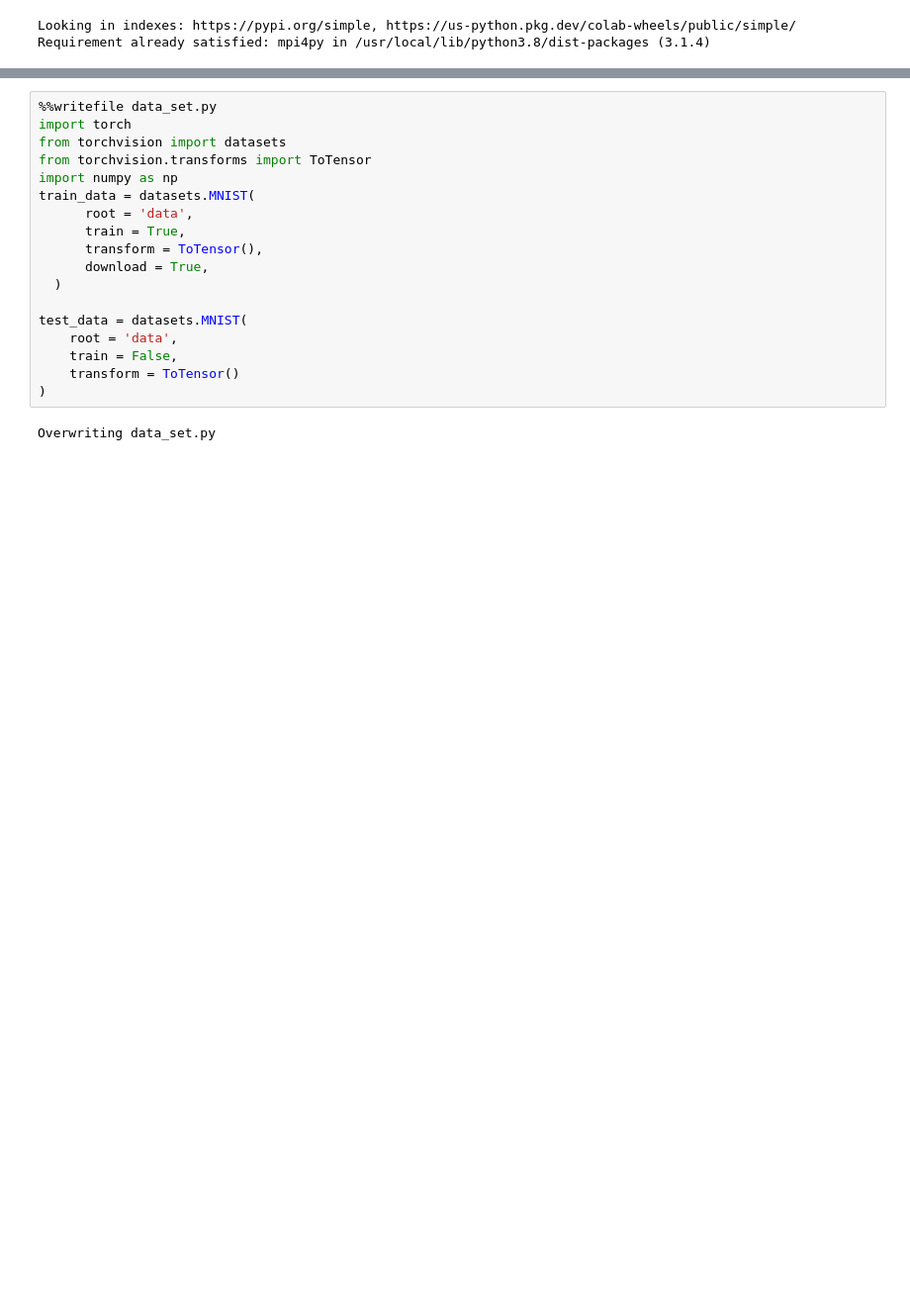
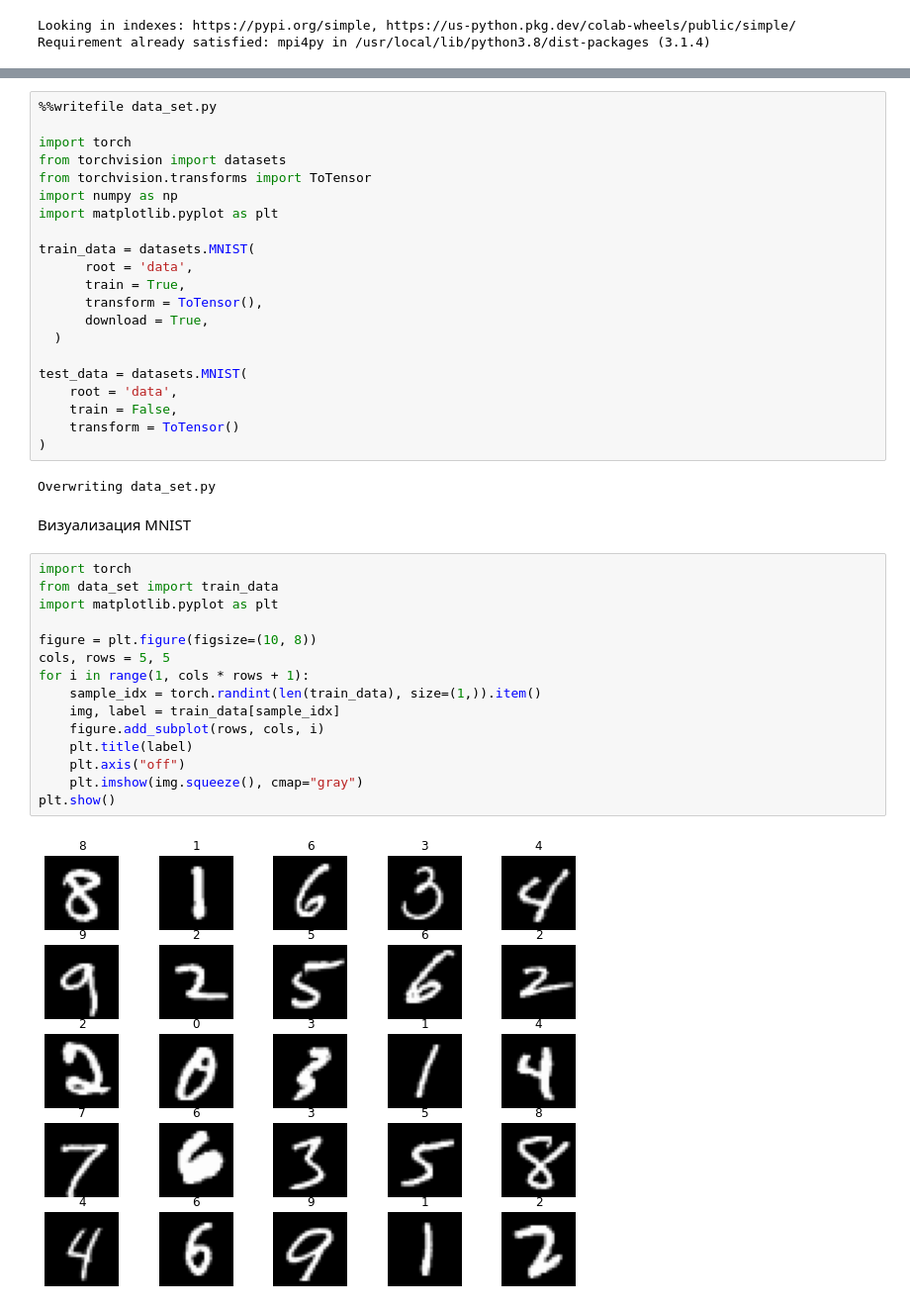
Before and after one commit to TheClockworkk/studyCUDA, a Jupyter notebook: course_work.ipynb, the cells around one changed output, grey strips where cells are left out. Shown at 99% size. Cells and saved outputs as stored; diff of their text form; blank space fills up the shorter version.

```diff
--- a/course_work.ipynb
+++ b/course_work.ipynb
@@ -8,9 +34,12 @@ Requirement already satisfied: mpi4py in /usr/local/lib/python3.8/dist-packages
 # %%
 %%writefile data_set.py
+
 import torch
 from torchvision import datasets
 from torchvision.transforms import ToTensor
 import numpy as np
+import matplotlib.pyplot as plt
+
 train_data = datasets.MNIST(
       root = 'data',
       train = True,
@@ -25,3 +54,22 @@ test_data = datasets.MNIST(
 )
 # %% [output]
 Overwriting data_set.py
+# %% [markdown]
+Визуализация MNIST
+# %%
+import torch
+from data_set import train_data
+import matplotlib.pyplot as plt
+
+figure = plt.figure(figsize=(10, 8))
+cols, rows = 5, 5
+for i in range(1, cols * rows + 1):
+    sample_idx = torch.randint(len(train_data), size=(1,)).item()
+    img, label = train_data[sample_idx]
+    figure.add_subplot(rows, cols, i)
+    plt.title(label)
+    plt.axis("off")
+    plt.imshow(img.squeeze(), cmap="gray")
+plt.show()
+# %% [output]
+[figure, added]
```
Also changed, not shown: parts of 13 cells of this notebook.
